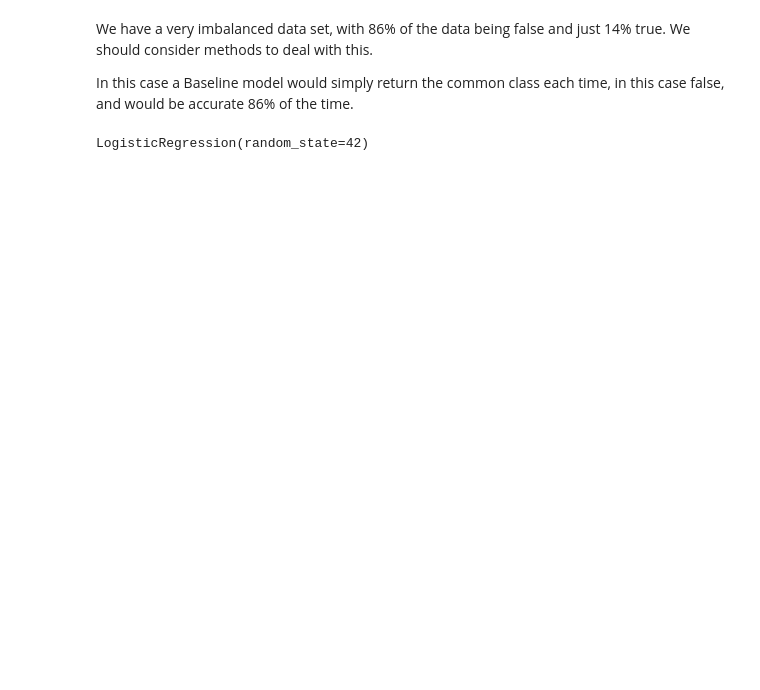
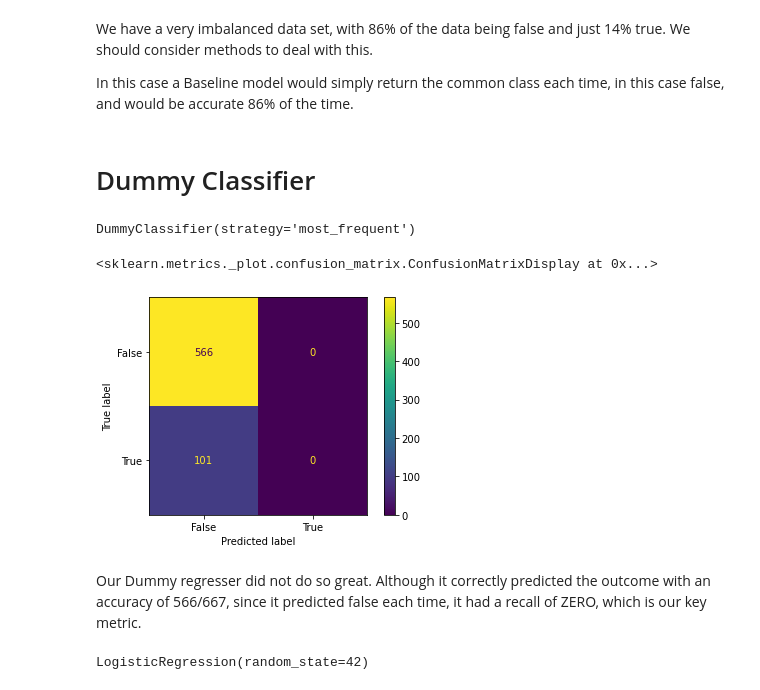
Before and after one commit to pburtonak/FlatironPhase3Project, a Jupyter notebook: PeterNotebook.ipynb, the cells around one changed output. Cells and saved outputs as stored; diff of their text form; code cells hidden in the pictures; blank space fills up the shorter version.

```diff
--- a/PeterNotebook.ipynb
+++ b/PeterNotebook.ipynb
@@ -413,6 +491,20 @@ Name: churn, dtype: float64
 We have a very imbalanced data set, with 86% of the data being false and just 14% true. We should consider methods to deal with this.
 
 In this case a Baseline model would simply return the common class each time, in this case false, and would be accurate 86% of the time.
+# %% [markdown]
+# Dummy Classifier
+# %%
+dummy = DummyClassifier(strategy="most_frequent")
+dummy.fit(X_train, y_train)
+# %% [output]
+DummyClassifier(strategy='most_frequent')
+# %%
+plot_confusion_matrix(dummy, X_test, y_test)
+# %% [output]
+<sklearn.metrics._plot.confusion_matrix.ConfusionMatrixDisplay at 0x...>
+[figure, added]
+# %% [markdown]
+Our Dummy regresser did not do so great. Although it correctly predicted the outcome with an accuracy of 566/667, since it predicted false each time, it had a recall of ZERO, which is our key metric.
 # %%
 #logisitic regresion model
 logreg = LogisticRegression(random_state=42)
```
Also changed, not shown: parts of 47 cells of this notebook.
